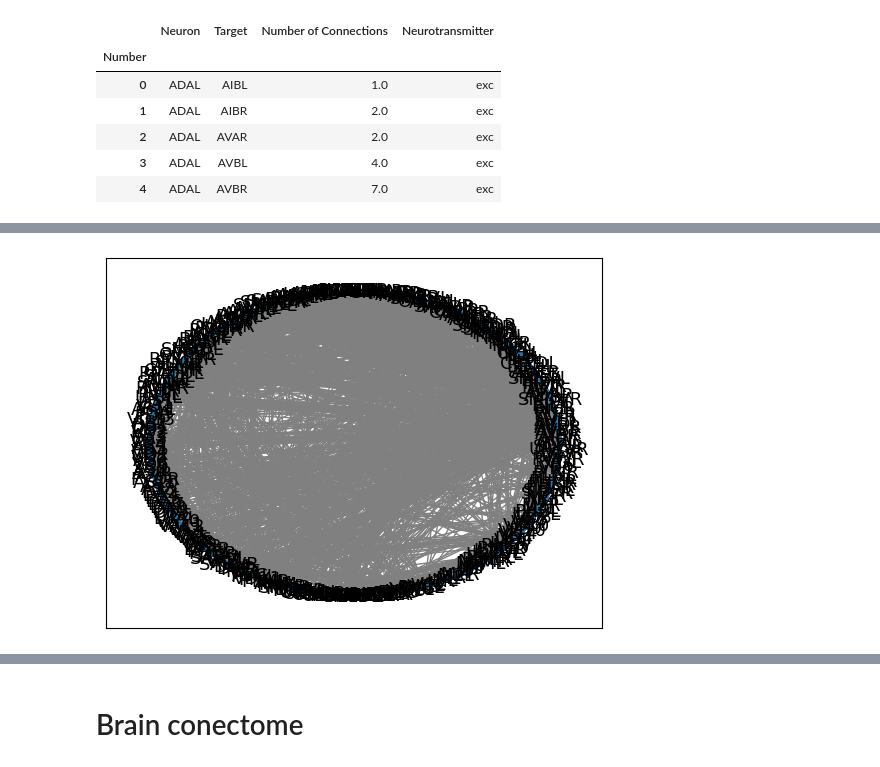
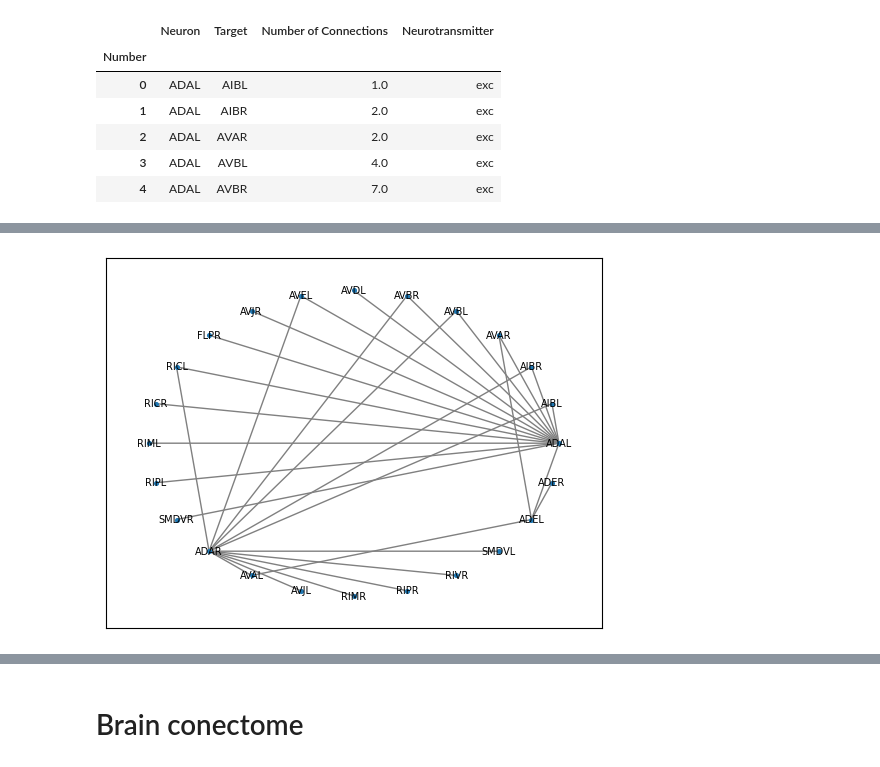
Before and after one commit to TAUforPython/BioMedAI, a Jupyter notebook: GNN brain connectome Graph Convolution Network.ipynb, the cells around one changed output, grey strips where cells are left out. Drawn from its saved outputs; the diff is of its cells as text; code cells hidden in the pictures.

```diff
--- a/GNN brain connectome Graph Convolution Network.ipynb
+++ b/GNN brain connectome Graph Convolution Network.ipynb
@@ -162,19 +180,21 @@ nx.draw_networkx(G, pos=nx.circular_layout(G), node_size=7, font_size = 13,edge_
 # %%
+connectom_df = connectom_df.head(30)
 edges = pd.DataFrame(
     {
         "source": connectom_df['Neuron'],
         "target": connectom_df['Target'],
-        #"my_edge_key": ["A", "B", "C", "D"],
+        "my_edge_key": connectom_df['Neurotransmitter'],
         "weight": connectom_df['Number of Connections'],
         #"color": ["red", "blue", "blue", "blue"],
     }
 )
 G = nx.from_pandas_edgelist(
     edges,
-    #edge_key="my_edge_key",
+    edge_key="my_edge_key",
     edge_attr=["weight"],
     create_using=nx.MultiGraph(),
 )
-nx.draw_networkx(G, pos=nx.circular_layout(G), node_size=7, font_size = 13,edge_color ='grey')
+nx.draw_networkx(G, pos=nx.circular_layout(G), node_size=7, font_size = 7,edge_color ='grey')
+#nx.draw_networkx_edge_labels(G, pos=nx.circular_layout(G), node_size=7, font_size = 7)
 # %% [output]
-[figure, old version]
+[figure, new version]
```
Also changed, not shown: parts of 11 cells of this notebook.
